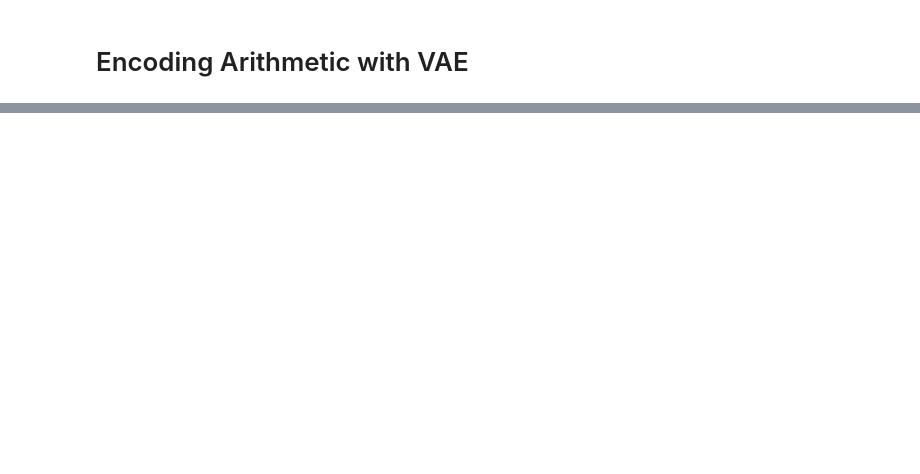
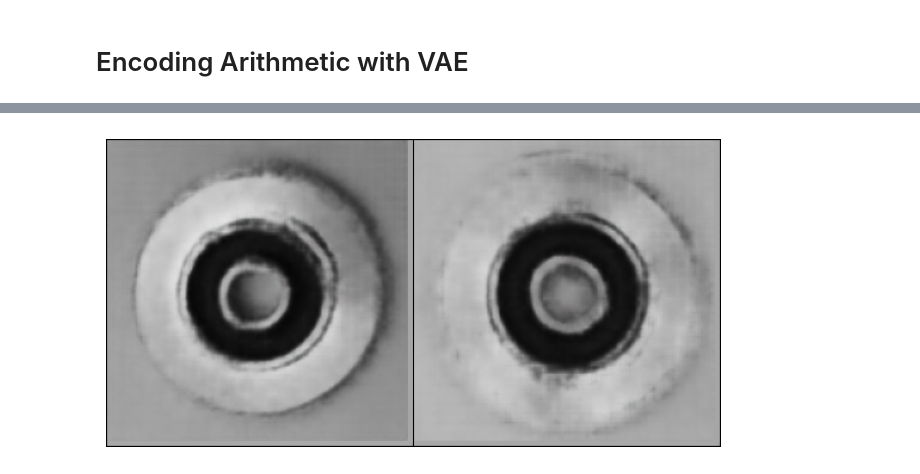
Before and after one commit to StevoAngel/3D_Defect_Models, a Jupyter notebook: notebooks/11.vae_casting.ipynb, the cells around one changed output, grey strips where cells are left out. Drawn from its saved outputs; the diff is of its cells as text; code cells hidden in the pictures; blank space fills up the shorter version.

```diff
--- a/notebooks/11.vae_casting.ipynb
+++ b/notebooks/11.vae_casting.ipynb
@@ -432,0 +397,31 @@ with torch.no_grad():
+# %%
+# Create a batch of images of pieces with defects:
+defects_batch = torch.stack(img_defects)
+no_defects_batch = torch.stack(img_no_defects)
+
+vae.eval()
+
+with torch.no_grad():
+    # Get the distribution parameters for the defect / no_defect images:
+    defects_mu, _ = vae.encoder(defects_batch)
+    no_defects_mu, _ = vae.encoder(no_defects_batch)
+
+    # Average of mu vectors:
+    defects_encoding = defects_mu.mean(dim=0)
+    no_defects_encoding = no_defects_mu.mean(dim=0)
+
+    # Decode the mean encoding for image prototype:
+    defects_recon = vae.decoder(defects_encoding.unsqueeze(0))
+    no_defects_recon = vae.decoder(no_defects_encoding.unsqueeze(0))
+# %%
+# Generating new images from the latent space:
+imgs = torch.cat((defects_recon, no_defects_recon), dim=0)
+imgs = torchvision.utils.make_grid(imgs, 2, 1).cpu().numpy()
+imgs = np.transpose(imgs, (1, 2, 0))
+
+fig, ax = plt.subplots(figsize=(8,4), dpi=100)
+plt.imshow(imgs)
+plt.axis('off')
+plt.show()
+# %% [output]
+[figure, added]
```
Also changed, not shown: parts of 6 cells of this notebook, 1 other file.
